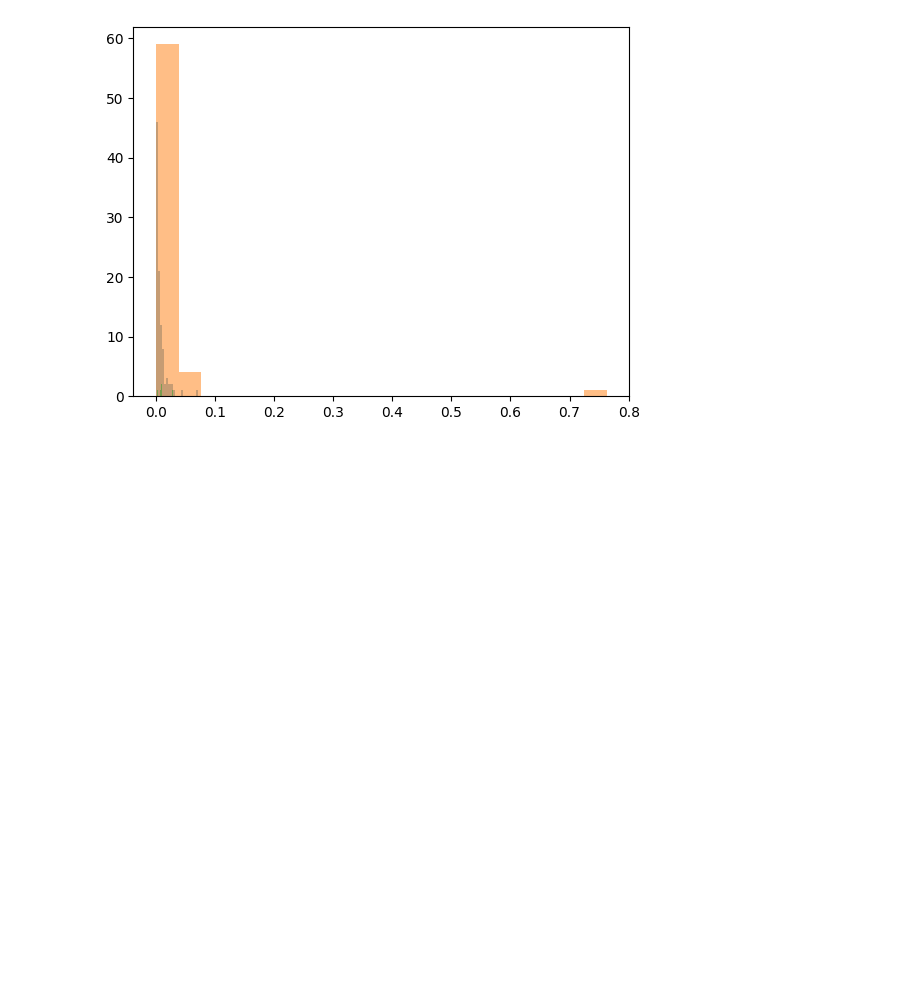
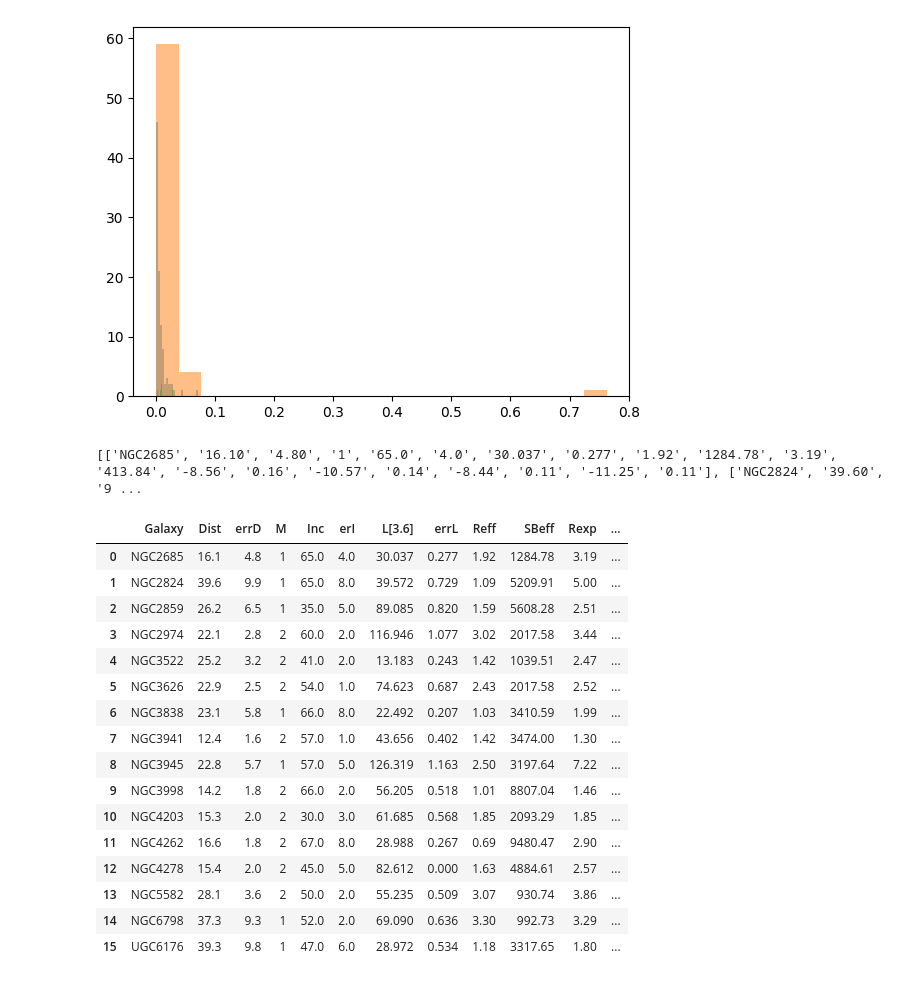
Before and after one commit to Jminding/ComputationalAstrophysics, a Jupyter notebook: Python/qualityflags.ipynb, the cells around one changed output. Cells and saved outputs as stored; diff of their text form; code cells hidden in the pictures; blank space fills up the shorter version.

```diff
--- a/Python/qualityflags.ipynb
+++ b/Python/qualityflags.ipynb
@@ -84,3 +84,13 @@ plt.hist(df[df['Q'] == 3]['LumPercentError'], bins=20, alpha=0.5, label='Q=3')
         0.02901559]),
  <BarContainer object of 20 artists>)
 [figure]
+# %%
+# Read in the data
+data = []
+fin = open("Data/Galaxy Data/ETG_Lelli2017.mrt")
+lines = fin.read().split("\n")[2:-1]
+for line in lines:
+    data.append(line.strip().replace(",", ";").split())
+print(data)
+# %% [output]
+[['NGC2685', '16.10', '4.80', '1', '65.0', '4.0', '30.037', '0.277', '1.92', '1284.78', '3.19', '413.84', '-8.56', '0.16', '-10.57', '0.14', '-8.44', '0.11', '-11.25', '0.11'], ['NGC2824', '39.60', '9 ...
@@ -86,0 +106,21 @@ plt.hist(df[df['Q'] == 3]['LumPercentError'], bins=20, alpha=0.5, label='Q=3')
+# %%
+df2 = pd.read_csv("Data/Galaxy Data/ETG_Lelli2017.csv")
+df2
+# %% [output]
+|  | Galaxy | Dist | errD | M | Inc | erI | L[3.6] | errL | Reff | SBeff | Rexp | ... |
+| 0 | NGC2685 | 16.1 | 4.8 | 1 | 65.0 | 4.0 | 30.037 | 0.277 | 1.92 | 1284.78 | 3.19 | ... |
+| 1 | NGC2824 | 39.6 | 9.9 | 1 | 65.0 | 8.0 | 39.572 | 0.729 | 1.09 | 5209.91 | 5.00 | ... |
+| 2 | NGC2859 | 26.2 | 6.5 | 1 | 35.0 | 5.0 | 89.085 | 0.820 | 1.59 | 5608.28 | 2.51 | ... |
+| 3 | NGC2974 | 22.1 | 2.8 | 2 | 60.0 | 2.0 | 116.946 | 1.077 | 3.02 | 2017.58 | 3.44 | ... |
+| 4 | NGC3522 | 25.2 | 3.2 | 2 | 41.0 | 2.0 | 13.183 | 0.243 | 1.42 | 1039.51 | 2.47 | ... |
+| 5 | NGC3626 | 22.9 | 2.5 | 2 | 54.0 | 1.0 | 74.623 | 0.687 | 2.43 | 2017.58 | 2.52 | ... |
+| 6 | NGC3838 | 23.1 | 5.8 | 1 | 66.0 | 8.0 | 22.492 | 0.207 | 1.03 | 3410.59 | 1.99 | ... |
+| 7 | NGC3941 | 12.4 | 1.6 | 2 | 57.0 | 1.0 | 43.656 | 0.402 | 1.42 | 3474.00 | 1.30 | ... |
+| 8 | NGC3945 | 22.8 | 5.7 | 1 | 57.0 | 5.0 | 126.319 | 1.163 | 2.50 | 3197.64 | 7.22 | ... |
+| 9 | NGC3998 | 14.2 | 1.8 | 2 | 66.0 | 2.0 | 56.205 | 0.518 | 1.01 | 8807.04 | 1.46 | ... |
+| 10 | NGC4203 | 15.3 | 2.0 | 2 | 30.0 | 3.0 | 61.685 | 0.568 | 1.85 | 2093.29 | 1.85 | ... |
+| 11 | NGC4262 | 16.6 | 1.8 | 2 | 67.0 | 8.0 | 28.988 | 0.267 | 0.69 | 9480.47 | 2.90 | ... |
+| 12 | NGC4278 | 15.4 | 2.0 | 2 | 45.0 | 5.0 | 82.612 | 0.000 | 1.63 | 4884.61 | 2.57 | ... |
+| 13 | NGC5582 | 28.1 | 3.6 | 2 | 50.0 | 2.0 | 55.235 | 0.509 | 3.07 | 930.74 | 3.86 | ... |
+| 14 | NGC6798 | 37.3 | 9.3 | 1 | 52.0 | 2.0 | 69.090 | 0.636 | 3.30 | 992.73 | 3.29 | ... |
+| 15 | UGC6176 | 39.3 | 9.8 | 1 | 47.0 | 6.0 | 28.972 | 0.534 | 1.18 | 3317.65 | 1.80 | ... |
```
Also changed, not shown: parts of 1 cell of this notebook, 2 other files.
